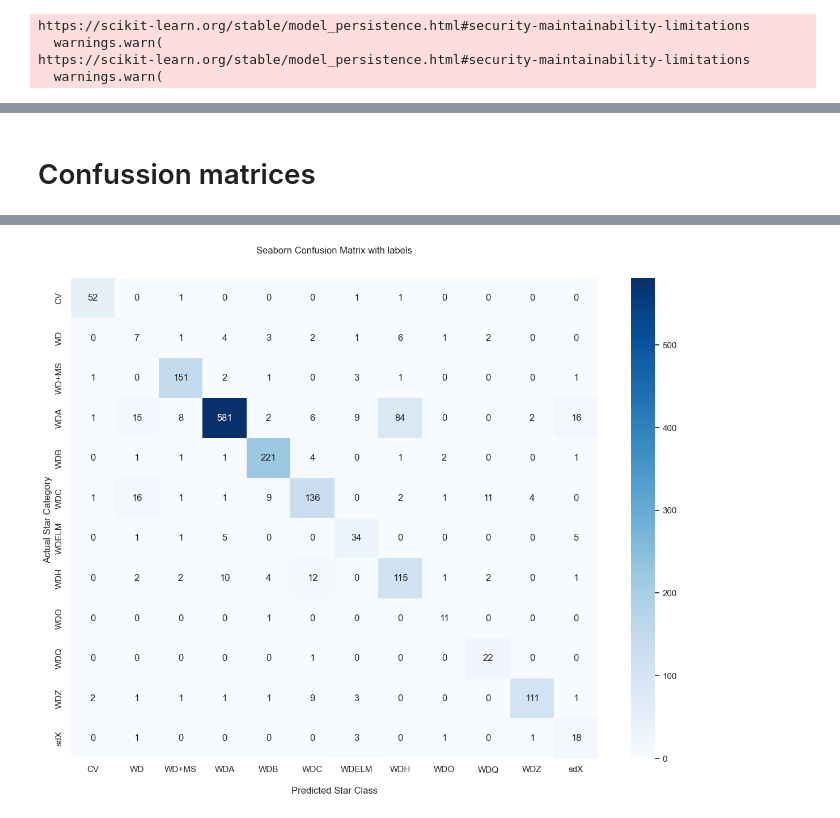
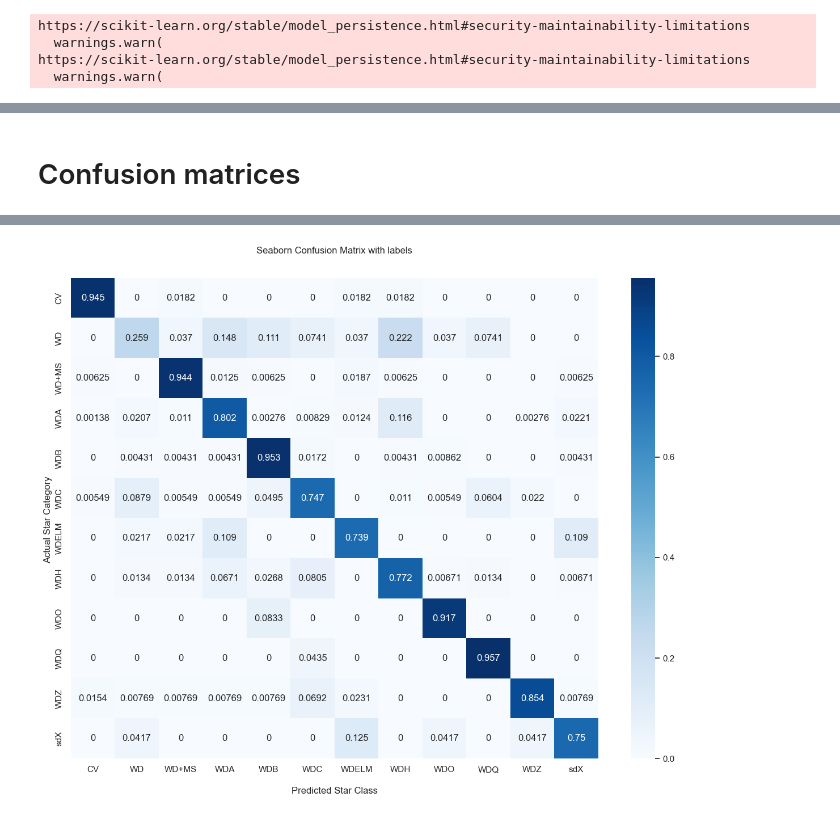
Before and after one commit to itsjjaavii/Memoria-White-Dwarfs, a Jupyter notebook: scripts/ds_sets_inspector.ipynb, the cells around one changed output, grey strips where cells are left out. Cells and saved outputs as stored; diff of their text form; code cells hidden in the pictures.

```diff
--- a/scripts/ds_sets_inspector.ipynb
+++ b/scripts/ds_sets_inspector.ipynb
@@ -542,6 +573,6 @@ print('scanned {} elements in total'.format(scanned_counter))
 ... (16 outputs left out)
 # %% [markdown]
-# Confussion matrices
+# Confusion matrices
 # %%
 from sklearn.metrics import confusion_matrix
 
@@ -551,7 +582,7 @@ sample_output = model_cf.predict(test_spectrum_matrix, batch_size=20)
 
 predict_class = np.argmax(sample_output, axis=1)
 actual_class = np.argmax(test_label_matrix, axis=1)
-cf_matrix = confusion_matrix(actual_class, predict_class)
+cf_matrix = confusion_matrix(actual_class, predict_class, normalize='true')
 
 import seaborn as sns
 import matplotlib.pyplot as plt
@@ -574,4 +605,4 @@ plt.show()
-[figure, old version]
+[figure, new version]
 # %%
 from sklearn.metrics import confusion_matrix
 
```
Also changed, not shown: parts of 4 cells of this notebook, 30 other files.
